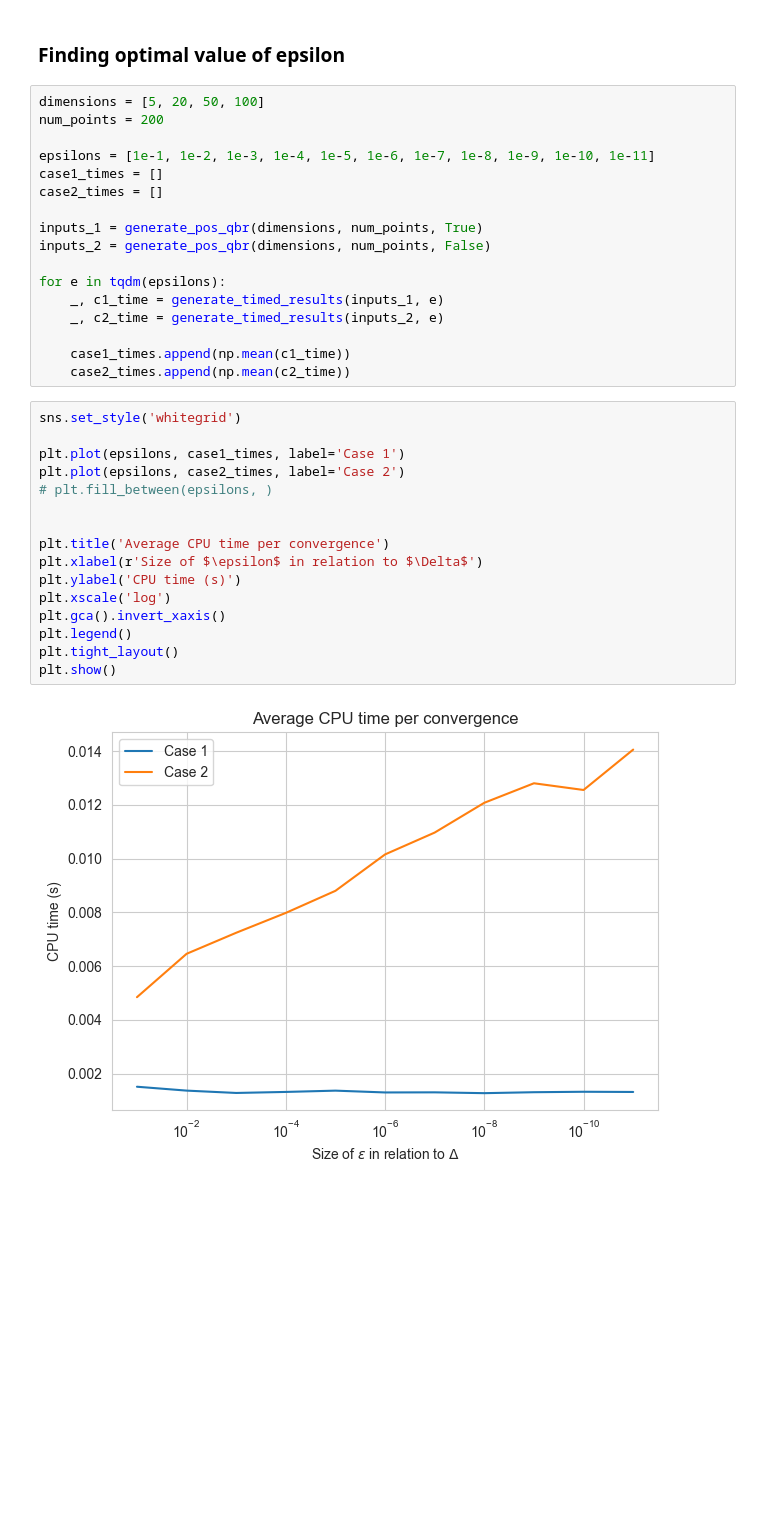
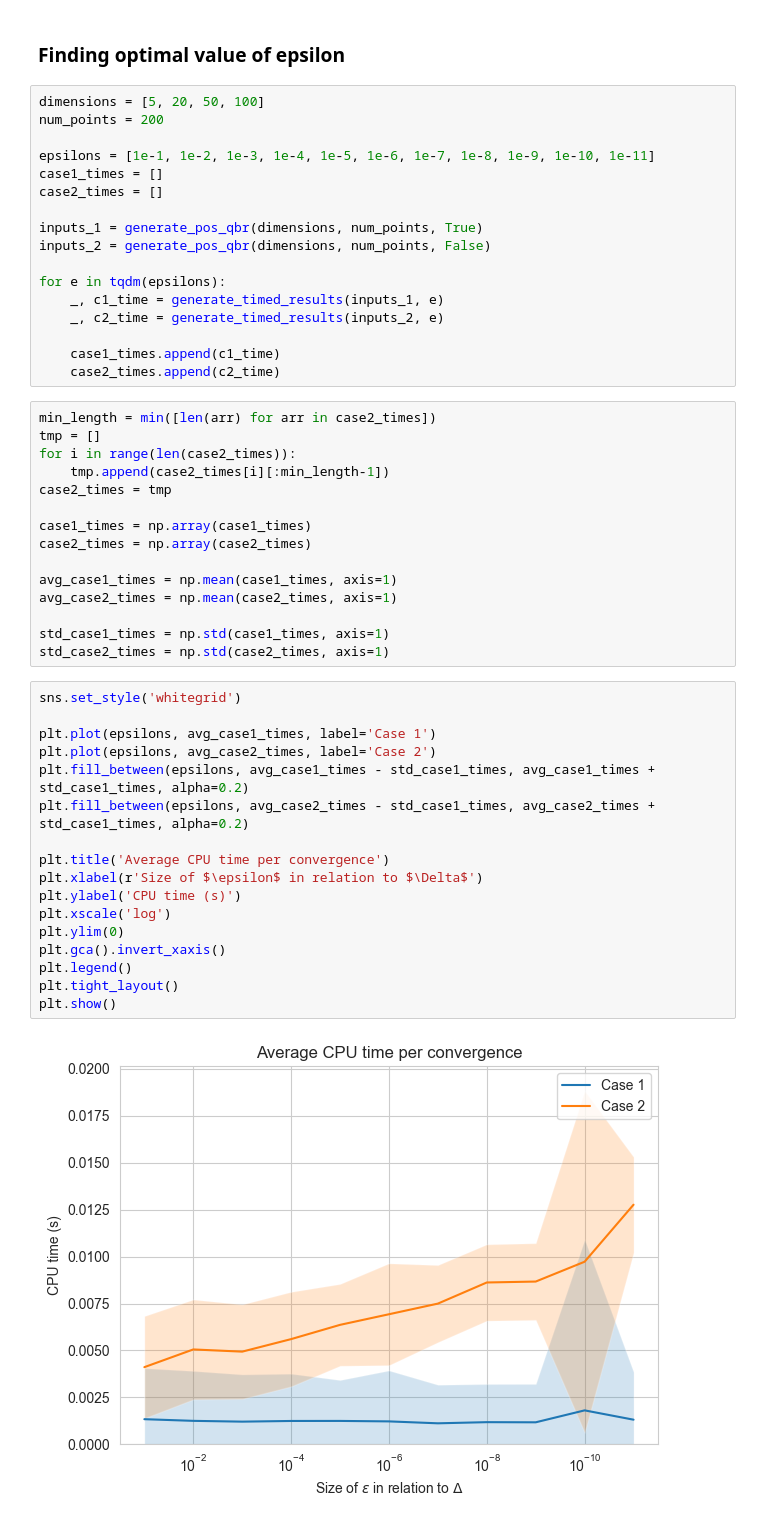
Before and after one commit to spicadust/NO-handins, a Jupyter notebook: NO-handin6/evaluation.ipynb, the cells around one changed output. Drawn from its saved outputs; the diff is of its cells as text; blank space fills up the shorter version.

Commit message:
changed epsilon

```diff
--- a/NO-handin6/evaluation.ipynb
+++ b/NO-handin6/evaluation.ipynb
@@ -107,23 +108,39 @@ for e in tqdm(epsilons):
     _, c1_time = generate_timed_results(inputs_1, e)
     _, c2_time = generate_timed_results(inputs_2, e)
 
-    case1_times.append(np.mean(c1_time))
-    case2_times.append(np.mean(c2_time))
+    case1_times.append(c1_time)
+    case2_times.append(c2_time)
+# %%
+min_length = min([len(arr) for arr in case2_times])
+tmp = []
+for i in range(len(case2_times)):
+    tmp.append(case2_times[i][:min_length-1])
+case2_times = tmp
+
+case1_times = np.array(case1_times)
+case2_times = np.array(case2_times)
+
+avg_case1_times = np.mean(case1_times, axis=1)
+avg_case2_times = np.mean(case2_times, axis=1)
+
+std_case1_times = np.std(case1_times, axis=1)
+std_case2_times = np.std(case2_times, axis=1)
 # %%
 sns.set_style('whitegrid')
 
-plt.plot(epsilons, case1_times, label='Case 1')
-plt.plot(epsilons, case2_times, label='Case 2')
-# plt.fill_between(epsilons, )
-
+plt.plot(epsilons, avg_case1_times, label='Case 1')
+plt.plot(epsilons, avg_case2_times, label='Case 2')
+plt.fill_between(epsilons, avg_case1_times - std_case1_times, avg_case1_times + std_case1_times, alpha=0.2)
+plt.fill_between(epsilons, avg_case2_times - std_case1_times, avg_case2_times + std_case1_times, alpha=0.2)
 
 plt.title('Average CPU time per convergence')
 plt.xlabel(r'Size of $\epsilon$ in relation to $\Delta$')
 plt.ylabel('CPU time (s)')
 plt.xscale('log')
+plt.ylim(0)
 plt.gca().invert_xaxis()
 plt.legend()
 plt.tight_layout()
 plt.show()
 # %% [output]
-[figure, old version]
+[figure, new version]
```
Also changed, not shown: parts of 1 cell of this notebook.
